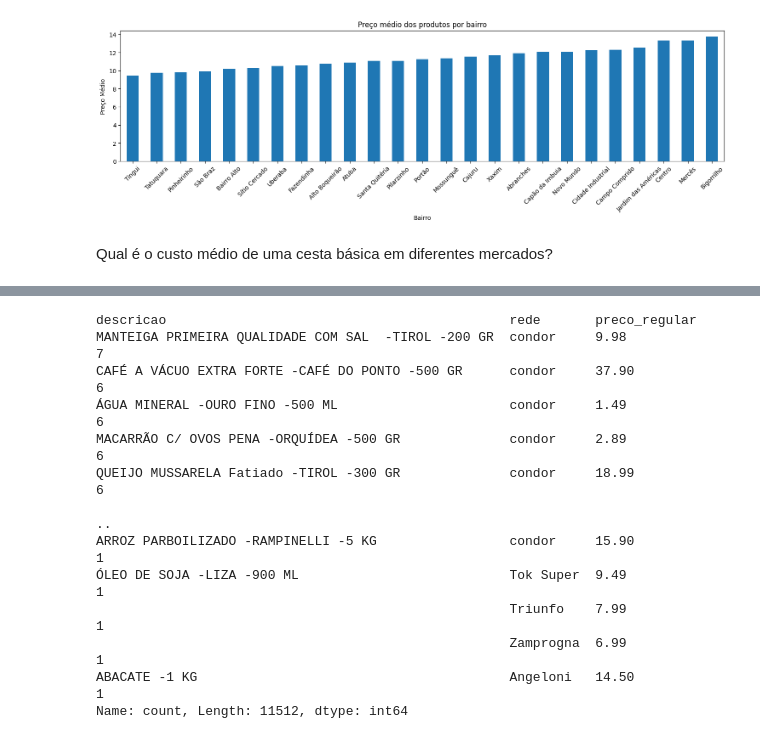
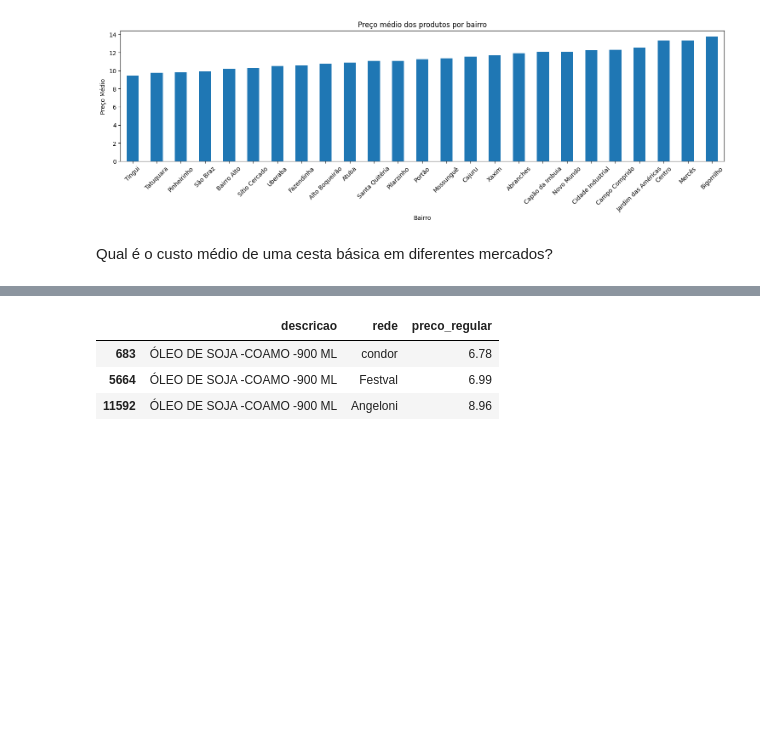
Before and after one commit to brenorodrigues77/analise_de_vendas, a Jupyter notebook: analise_dos_dados.ipynb, the cells around one changed output, grey strips where cells are left out. Saved outputs shown, nothing was run; the diff lists cells and outputs as text; code cells hidden in the pictures; blank space fills up the shorter version.

```diff
--- a/analise_dos_dados.ipynb
+++ b/analise_dos_dados.ipynb
@@ -270,16 +272,8 @@ Name: preco_regular, dtype: float64
 # %%
-df[["descricao", "rede", "preco_regular"]]
+df_cafe_3redes = df_cesta_3redes[df_cesta_3redes["descricao"].str.contains("ÓLEO", case=False, na=False)]
+display(df_cafe_3redes[["descricao", "rede", "preco_regular"]].drop_duplicates(subset=["descricao", "rede"]))
 # %% [output]
-descricao                                            rede       preco_regular
-MANTEIGA PRIMEIRA QUALIDADE COM SAL  -TIROL -200 GR  condor     9.98             7
-CAFÉ A VÁCUO EXTRA FORTE -CAFÉ DO PONTO -500 GR      condor     37.90            6
-ÁGUA MINERAL -OURO FINO -500 ML                      condor     1.49             6
-MACARRÃO C/ OVOS PENA -ORQUÍDEA -500 GR              condor     2.89             6
-QUEIJO MUSSARELA Fatiado -TIROL -300 GR              condor     18.99            6
-                                                                                ..
-ARROZ PARBOILIZADO -RAMPINELLI -5 KG                 condor     15.90            1
-ÓLEO DE SOJA -LIZA -900 ML                           Tok Super  9.49             1
-                                                     Triunfo    7.99             1
-                                                     Zamprogna  6.99             1
-ABACATE -1 KG                                        Angeloni   14.50            1
-Name: count, Length: 11512, dtype: int64
+|  | descricao | rede | preco_regular |
+| 683 | ÓLEO DE SOJA -COAMO -900 ML | condor | 6.78 |
+| 5664 | ÓLEO DE SOJA -COAMO -900 ML | Festval | 6.99 |
+| 11592 | ÓLEO DE SOJA -COAMO -900 ML | Angeloni | 8.96 |
```
Also changed, not shown: parts of 1 cell of this notebook.
